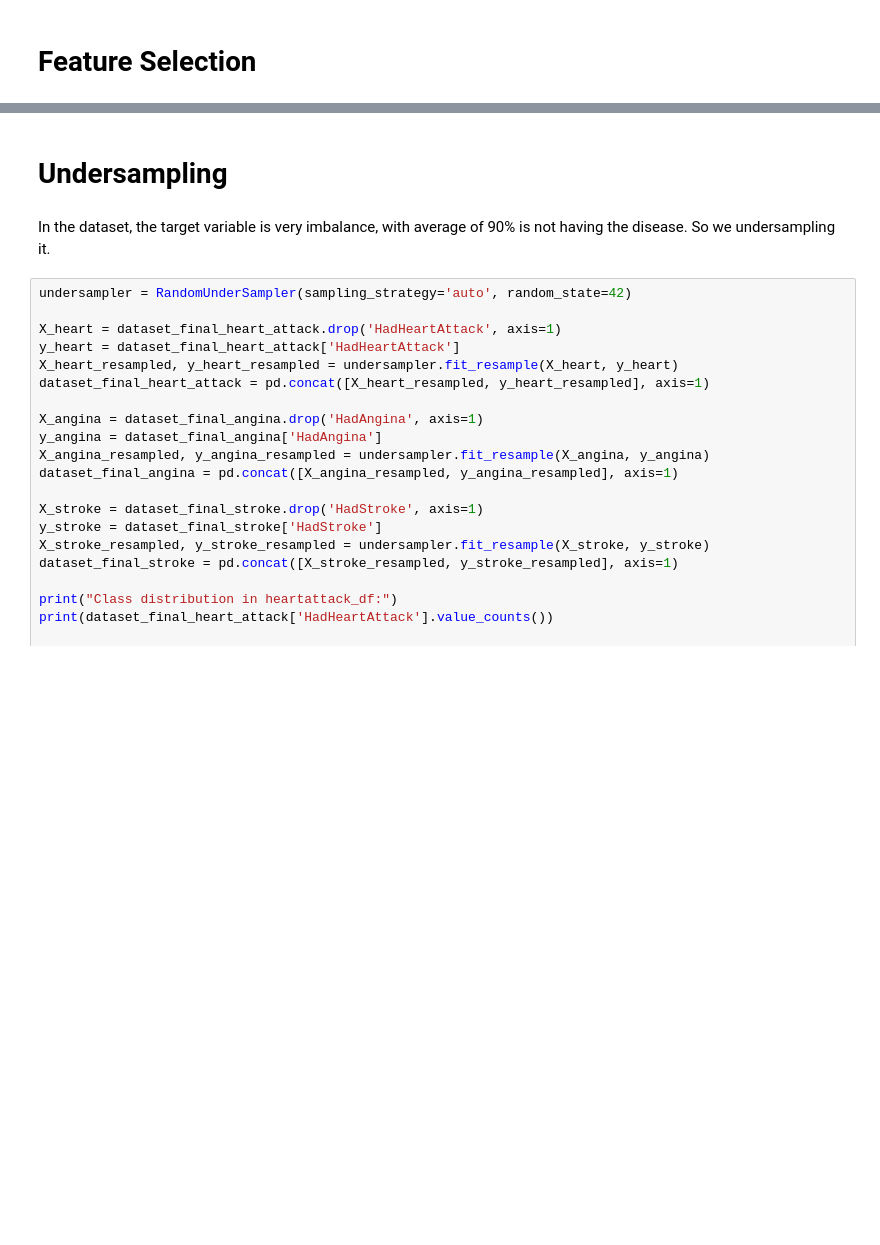
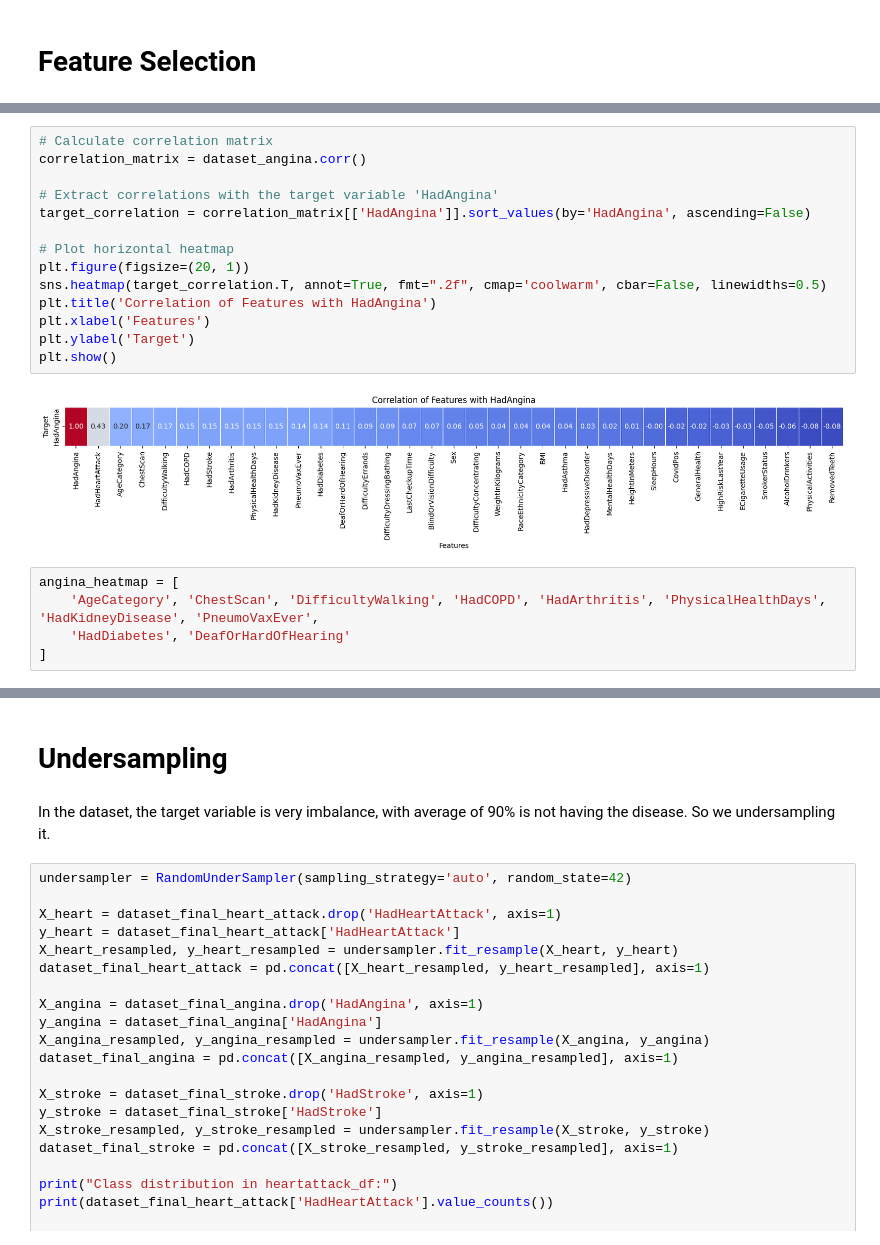
Before and after one commit to AkuSiapaHayO/Heart-Disease-Prediction, a Jupyter notebook: ALP Model/final_alp_model.ipynb, the cells around one changed output, grey strips where cells are left out. Drawn from its saved outputs; the diff is of its cells as text; blank space fills up the shorter version.

```diff
--- a/ALP Model/final_alp_model.ipynb
+++ b/ALP Model/final_alp_model.ipynb
@@ -435,3 +386,24 @@ plt.show()
+# %%
+# Calculate correlation matrix
+correlation_matrix = dataset_angina.corr()
+
+# Extract correlations with the target variable 'HadAngina'
+target_correlation = correlation_matrix[['HadAngina']].sort_values(by='HadAngina', ascending=False)
+
+# Plot horizontal heatmap
+plt.figure(figsize=(20, 1))
+sns.heatmap(target_correlation.T, annot=True, fmt=".2f", cmap='coolwarm', cbar=False, linewidths=0.5)
+plt.title('Correlation of Features with HadAngina')
+plt.xlabel('Features')
+plt.ylabel('Target')
+plt.show()
+# %% [output]
+[figure, added]
+# %%
+angina_heatmap = [
+    'AgeCategory', 'ChestScan', 'DifficultyWalking', 'HadCOPD', 'HadArthritis', 'PhysicalHealthDays', 'HadKidneyDisease', 'PneumoVaxEver',
+    'HadDiabetes', 'DeafOrHardOfHearing'
+]
 # %%
 X = dataset_angina.drop(columns=['HadAngina'])
 y = dataset_angina['HadAngina']
```
Also changed, not shown: parts of 37 cells of this notebook, 12 other files.
